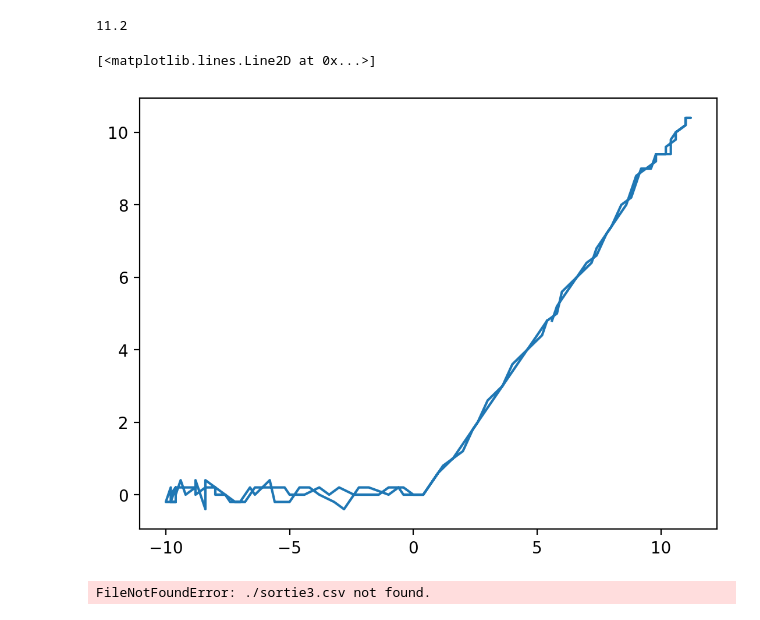
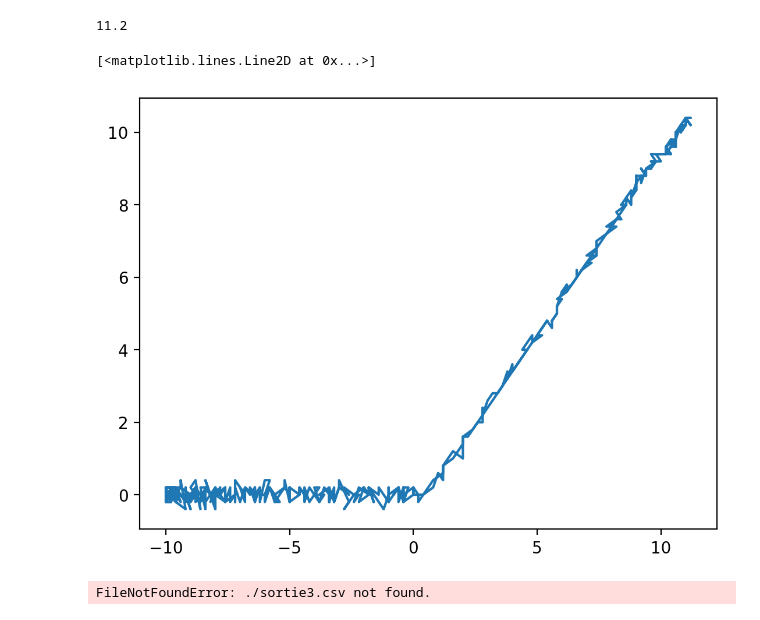
Before and after one commit to phandrieu/TPPhysiqueMPIE, a Jupyter notebook: Untitled.ipynb, the cells around one changed output. Saved outputs shown, nothing was run; the diff lists cells and outputs as text; code cells hidden in the pictures.

```diff
--- a/Untitled.ipynb
+++ b/Untitled.ipynb
@@ -87,8 +87,8 @@ print(max(u))
 # %% [output]
 11.2
 # %%
-plt.plot(u[::4], v[::4])
+plt.plot(u, v)
 # %% [output]
 [<matplotlib.lines.Line2D at 0x...>]
-[figure, old version]
+[figure, new version]
 # %%
```
Also changed, not shown: parts of 1 cell of this notebook, 7 other files.
